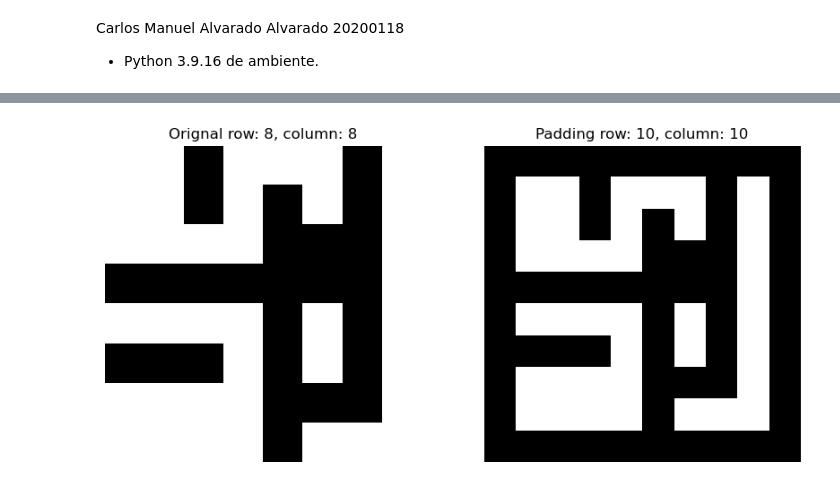
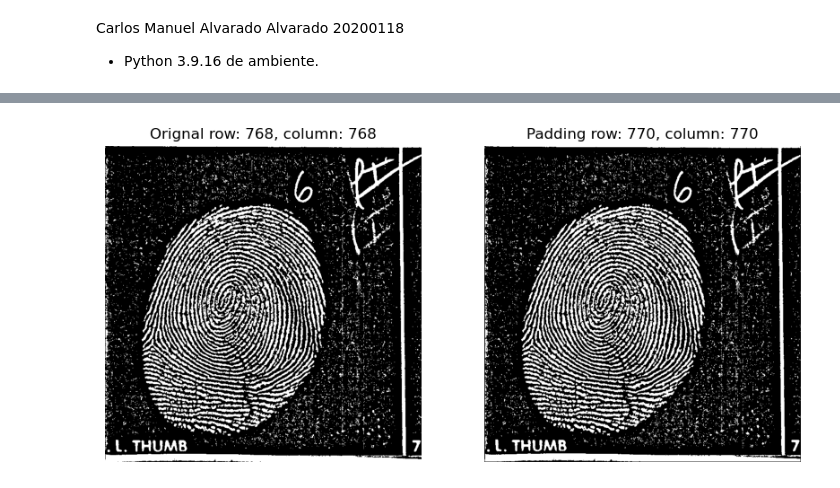
Before and after one commit to CarlosAlvarado-git/ComputerVision, a Jupyter notebook: lab1/laboratorio1.ipynb, the cells around one changed output, grey strips where cells are left out. Saved outputs shown, nothing was run; the diff lists cells and outputs as text; code cells hidden in the pictures.

```diff
--- a/lab1/laboratorio1.ipynb
+++ b/lab1/laboratorio1.ipynb
@@ -9,7 +9,7 @@ import cvlib
 import random
 import plot
 # %%
-img = cv.imread('subimage.pgm', cv.IMREAD_GRAYSCALE)
+img = cv.imread('fprint3.pgm', cv.IMREAD_GRAYSCALE)
 #img = cv.imread(os.path.join(PATH,'Unequalized_Hawkes_Bay_NZ.jpg'), cv.IMREAD_GRAYSCALE)
 
 r,c = img.shape[0:2]
@@ -24,0 +41,24 @@ cvlib.imgview(img)
+# %%
+def imgeq(img):
+    """ Equalize a grayscale image
+    Args:
+        img (numpy array): Grayscale image to equalize
+    Returns:
+        eq (numpy array): Equalized image
+    """
+    cdf = imgcdf(img)[0]
+    cdf_eq = []
+    n = img.shape[0] * img.shape[1] #tamaño de la imagen
+    m = min(i for i in cdf if i > 0) # min != 0
+
+    for i in cdf:
+        if i >= m:
+            cdf_eq.append(int(round(255*(i-m)/(n-m)))) #normalizamos el cdf
+        else:
+            cdf_eq.append(0)
+    eq = cv.LUT(img, np.array(cdf_eq).astype(np.uint8))
+    return eq
+# %%
+eq = imgeq(img)
+adaptive_g = cv.adaptiveThreshold(eq, 255, cv.ADAPTIVE_THRESH_GAUSSIAN_C, cv.THRESH_BINARY_INV,53,10)
+cvlib.imgview(adaptive_g)
@@ -25,27 +67,27 @@ cvlib.imgview(img)
 # %%
 def imgpad(image, r):
     """_summary_
         La función empieza obteniendo el valor de columnas y filas de la imagen original.
         Eso nos sirve, porque el padding es agregar un "marco" a la imagen, por lo que sabemos que
         r * 2 nos generara los espacios necesarios para el nuevo lenght de cada fila de la imagen.
                                                                                     filas       columnas
         Por lo tanto, se crea un array con np.zero de numpy y sus dimensiones son: (row+(r*2), column+(r*2)
         Por ejemplo, si la imagen es de 8 * 8, tendremos una de 10 * 10, para tener 1 pixel de marco con el padding.
 
         Para poner la imagen dentro de la matriz, le caemos encima a el espacio que equivale a donde estaría la imagen
         original. Eso nos trae justamente el espacio en donde corresponde nuestra imagen inicial.
     Args:
         image (uint8): array de la imagen
         r (int): cantidad de pixeles que queremos nuestro padding.
     """
     row,column = image.shape[0:2]
     arr = np.zeros((row+(r*2), column+(r*2)))
     arr[r:r+row, r:r+column] = image
     return arr
 
-img2 = imgpad(img, 1)
+img2 = imgpad(adaptive_g, 1)
 r,c = img.shape[0:2]
 r2,c2 = img2.shape[0:2]
-cvlib.imgcmp(img, img2, title=['Orignal row: {0}, column: {1}'.format(r,c),'Padding row: {0}, column: {1}'.format(r2,c2)])
+cvlib.imgcmp(adaptive_g, img2, title=['Orignal row: {0}, column: {1}'.format(r,c),'Padding row: {0}, column: {1}'.format(r2,c2)])
 # %% [output]
-[figure, old version]
+[figure, new version]
```
Also changed, not shown: parts of 8 cells of this notebook, 2 other files.
